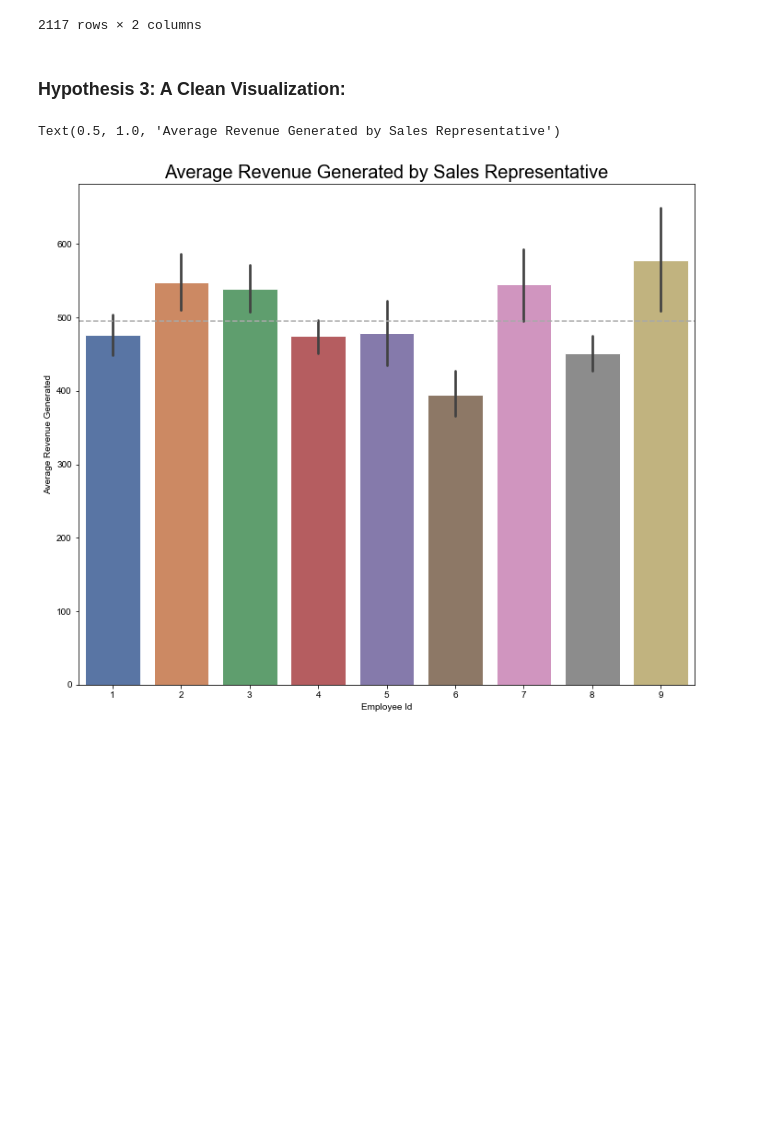
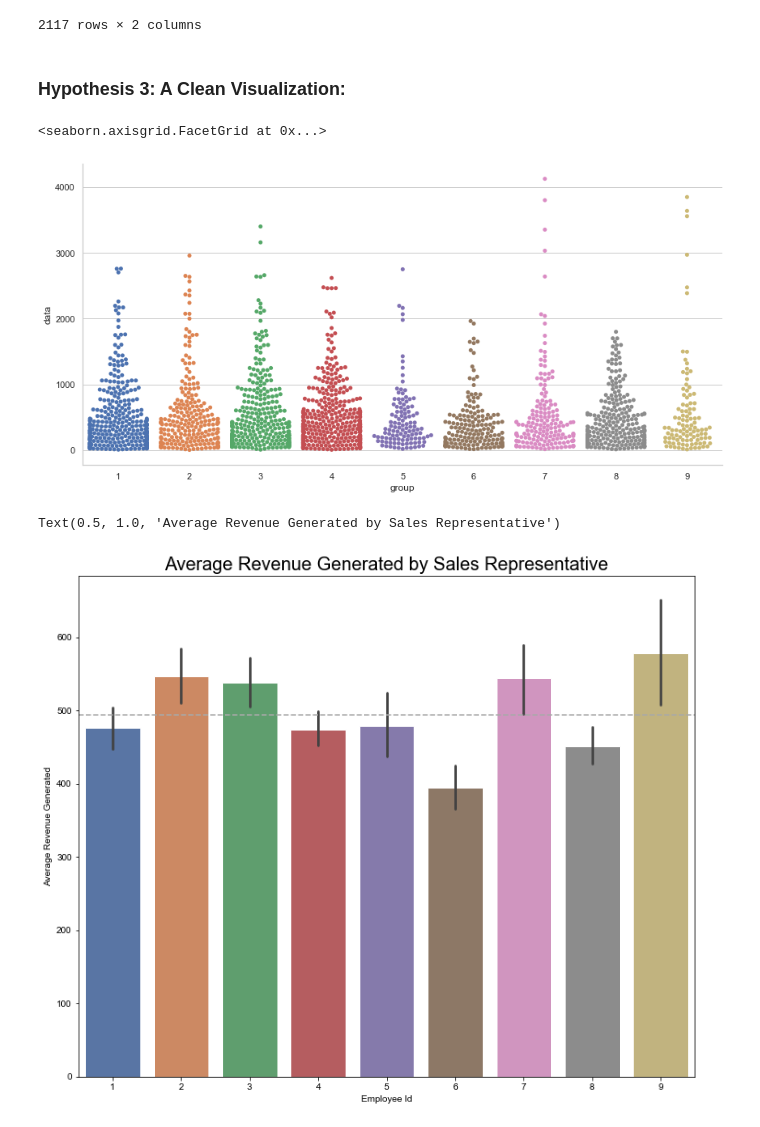
Before and after one commit to andiosika/hypothesis_testing_workflow_python, a Jupyter notebook: student.ipynb, the cells around one changed output. Cells and saved outputs as stored; diff of their text form; code cells hidden in the pictures; blank space fills up the shorter version.

```diff
--- a/student.ipynb
+++ b/student.ipynb
@@ -409,3 +441,5 @@ d
+# %%
+for k,v in discs.items():
 # %%
 import statsmodels.api as sms
 # %%
@@ -441,0 +478,3 @@ There is a statistically significant effect on quantity purchased based on disco
+# %%
+for k,v in discs.items():
+    print(f'The average quantity sold for {k} discount is {round(v.mean())}')
@@ -1105,6 +1354,12 @@ clean_data
 2117 rows × 2 columns
 # %% [markdown]
 ### Hypothesis 3: A Clean Visualization:
+# %%
+
+sns.catplot(data=clean_data, x='group', y='data', kind='swarm', height=6, aspect=2)
+# %% [output]
+<seaborn.axisgrid.FacetGrid at 0x...>
+[figure, added]
 # %%
 f, ax = plt.subplots(figsize=(12,10))
 sns.set(style="whitegrid")
```
Also changed, not shown: parts of 46 cells of this notebook, 1 other file.
